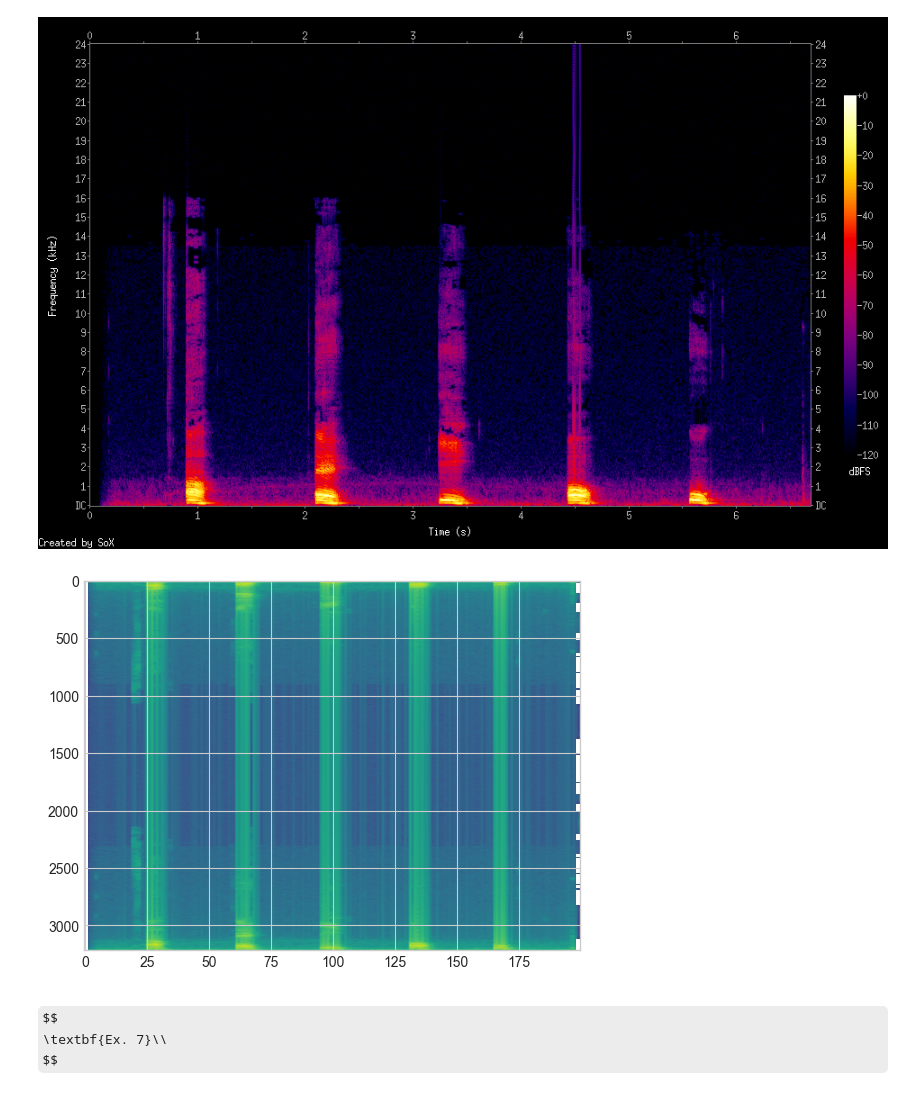
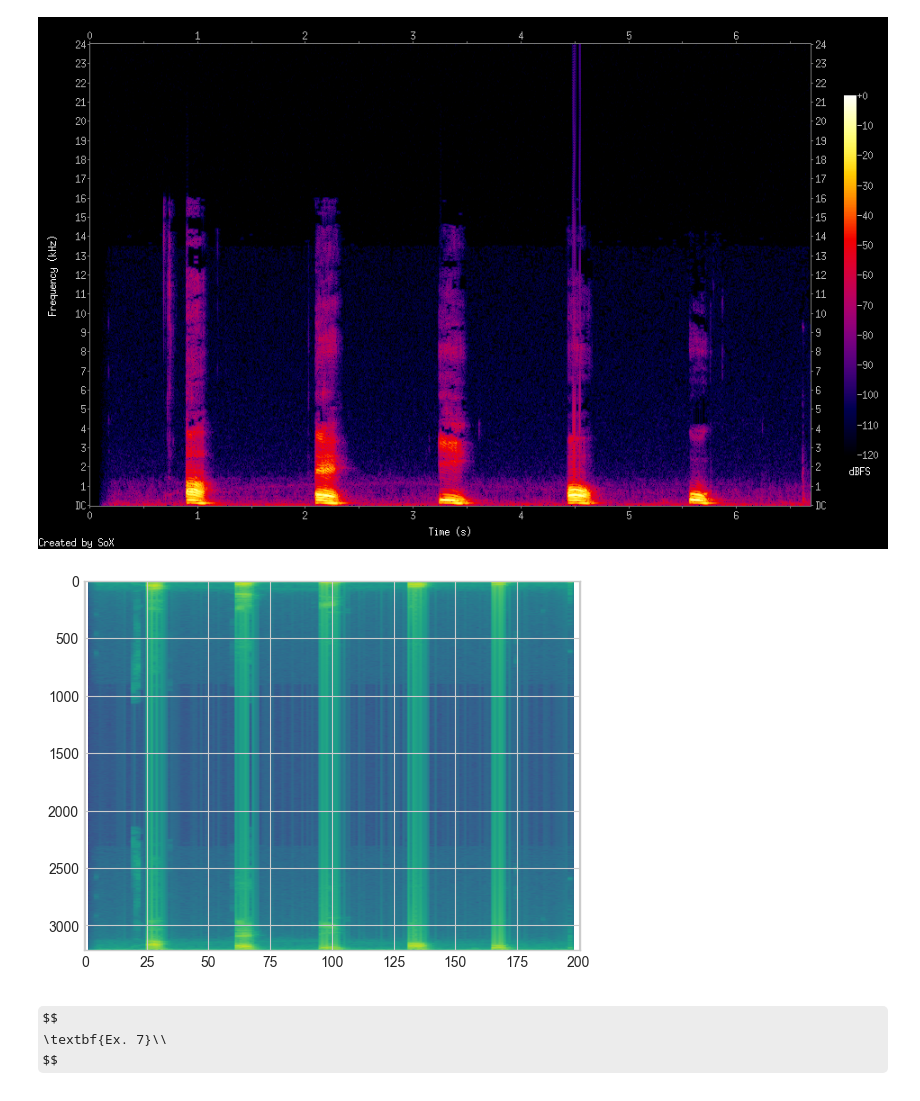
Before and after one commit to radubuzas/PS, a Jupyter notebook: lab4/lab4.ipynb, the cells around one changed output. Cells and saved outputs as stored; diff of their text form; code cells hidden in the pictures; some formulas as TeX source.

```diff
--- a/lab4/lab4.ipynb
+++ b/lab4/lab4.ipynb
@@ -179,34 +179,36 @@ X = []
 
 # omitting last array which may be truncated
 for i, x in enumerate(grouped_signal):
     X.append(np.abs(np.fft.fft(x)))
 
 X.pop()
 X.pop()
 # putting last array and filling in the gaps
 j = 0
 temp = list(grouped_signal[len(grouped_signal) - 1])
 for _ in range(len(temp), len(grouped_signal[0])):
     temp.append(temp[j])
     j += 1
 
+X.append(temp)
+
 j = 0
 temp = list(grouped_signal[len(grouped_signal) - 2])
 for _ in range(len(temp), len(grouped_signal[0])):
     temp.append(temp[j])
     j += 1
 
 
 X.append(temp)
 
 
 X = np.array(X)
 
 matrix = X.T
 plt.imshow(np.log10(matrix), aspect='auto', cmap='viridis')
 plt.show()
 # %% [output]
-[figure, old version]
+[figure, new version]
 # %% [markdown]
 $$
 \textbf{Ex. 7}\\
```
